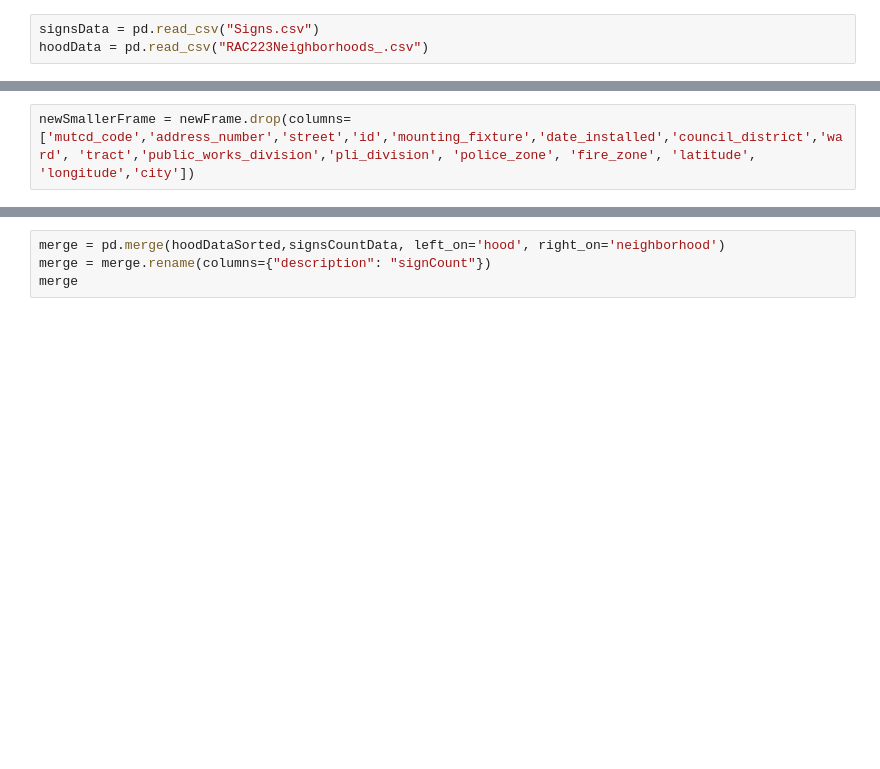
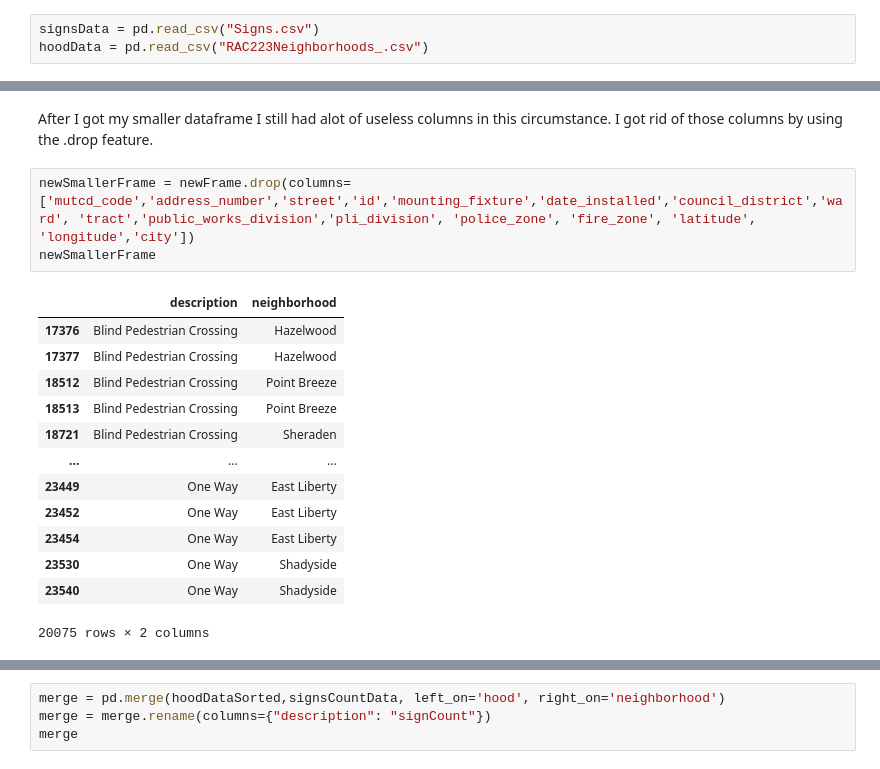
Before and after one commit to durigon-sam/Final-Project, a Jupyter notebook: SignsData.ipynb, the cells around one changed output, grey strips where cells are left out. Cells and saved outputs as stored; diff of their text form; blank space fills up the shorter version.

```diff
--- a/SignsData.ipynb
+++ b/SignsData.ipynb
@@ -49,2 +92,19 @@ newFrame = pd.concat([BPC,LE,MPL,MPR,MPN,MPU,Y,YP,WW,WC,S,SL,SH,SC,OW])
+# %% [markdown]
+After I got my smaller dataframe I still had alot of useless columns in this circumstance. I got rid of those columns by using the .drop feature.
 # %%
 newSmallerFrame = newFrame.drop(columns=['mutcd_code','address_number','street','id','mounting_fixture','date_installed','council_district','ward', 'tract','public_works_division','pli_division', 'police_zone', 'fire_zone', 'latitude', 'longitude','city'])
+newSmallerFrame
+# %% [output]
+|  | description | neighborhood |
+| 17376 | Blind Pedestrian Crossing | Hazelwood |
+| 17377 | Blind Pedestrian Crossing | Hazelwood |
+| 18512 | Blind Pedestrian Crossing | Point Breeze |
+| 18513 | Blind Pedestrian Crossing | Point Breeze |
+| 18721 | Blind Pedestrian Crossing | Sheraden |
+| ... | ... | ... |
+| 23449 | One Way | East Liberty |
+| 23452 | One Way | East Liberty |
+| 23454 | One Way | East Liberty |
+| 23530 | One Way | Shadyside |
+| 23540 | One Way | Shadyside |
+20075 rows × 2 columns
```
Also changed, not shown: parts of 24 cells of this notebook.
